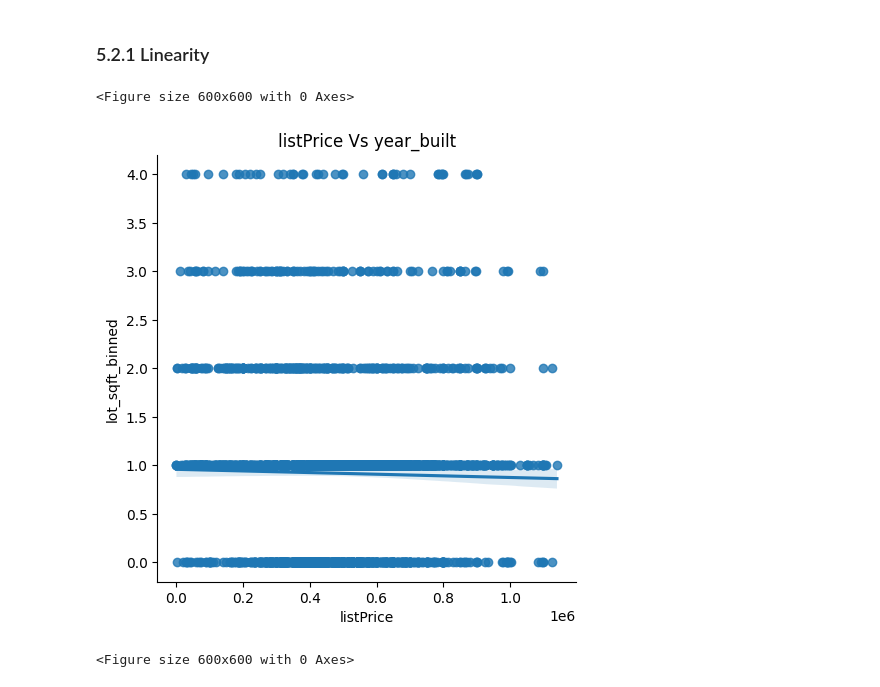
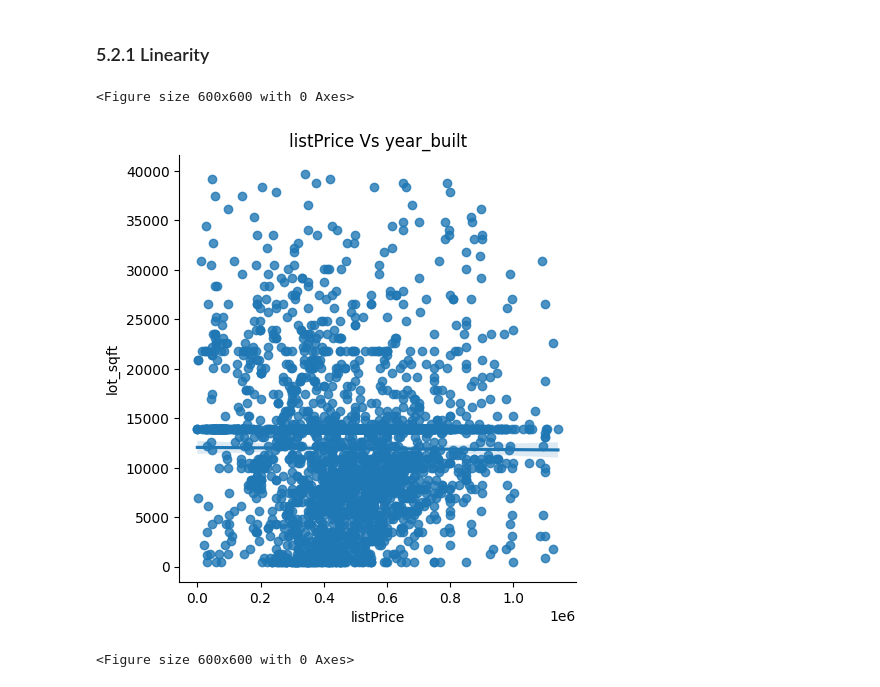
Before and after one commit to mohammadreza-mohammadi94/DataAnalysis-And-MachineLearning, a Jupyter notebook: 3. Risk Management and Financial Analysis/Real Estate Utah/Utah_Sales_Prediction.ipynb, the cells around one changed output. Cells and saved outputs as stored; diff of their text form; code cells hidden in the pictures.

```diff
--- a/3. Risk Management and Financial Analysis/Real Estate Utah/Utah_Sales_Prediction.ipynb
+++ b/3. Risk Management and Financial Analysis/Real Estate Utah/Utah_Sales_Prediction.ipynb
@@ -683,6 +659,3 @@ df_encoded.head(1)
 # %% [output]
 |  | beds | baths | baths_full | baths_half | garage | lot_sqft | sqft | listPrice | age | type_land | ... |
 | 0 | 4.0 | 3.0 | 3.0 | 1.0 | 1.0 | 10019.0 | 3528.0 | 389900.0 | 39 | 0 | ... |
-# %%
-df_encoded['lot_sqft_binned'] = pd.cut(df_encoded['lot_sqft'], bins=5, labels=False)
-df_encoded.drop('lot_sqft', axis=1, inplace=True)
@@ -724,12 +676,12 @@ print(y.shape)
 ### 5.2.1 Linearity <a id=5.2.1></a>
 # %%
 plt.figure(figsize=(6,6))
-sns.lmplot(x='listPrice', y='lot_sqft_binned', data=df_encoded)
+sns.lmplot(x='listPrice', y='lot_sqft', data=df_encoded)
 plt.title("listPrice Vs year_built")
 plt.show()
 # %% [output]
 <Figure size 600x600 with 0 Axes>
-[figure, old version]
+[figure, new version]
 # %%
 plt.figure(figsize=(6,6))
 sns.lmplot(x='listPrice', y='beds', data=df_encoded)
```
Also changed, not shown: parts of 55 cells of this notebook.
